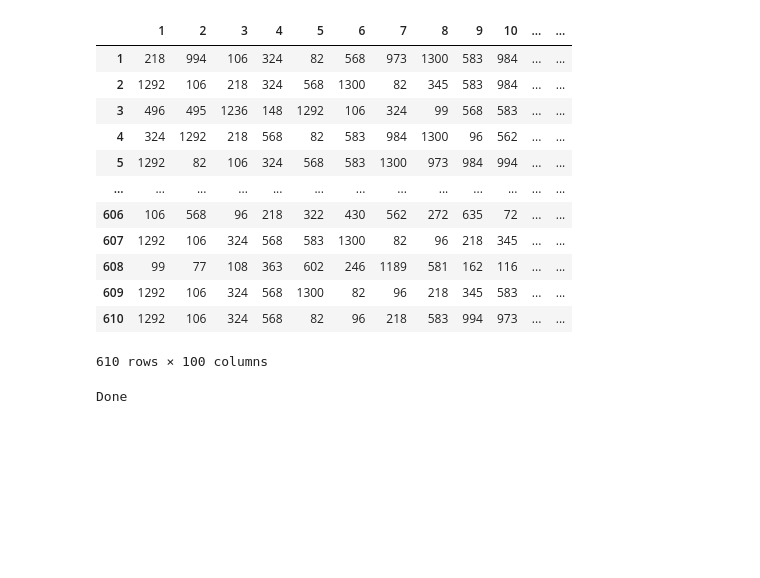
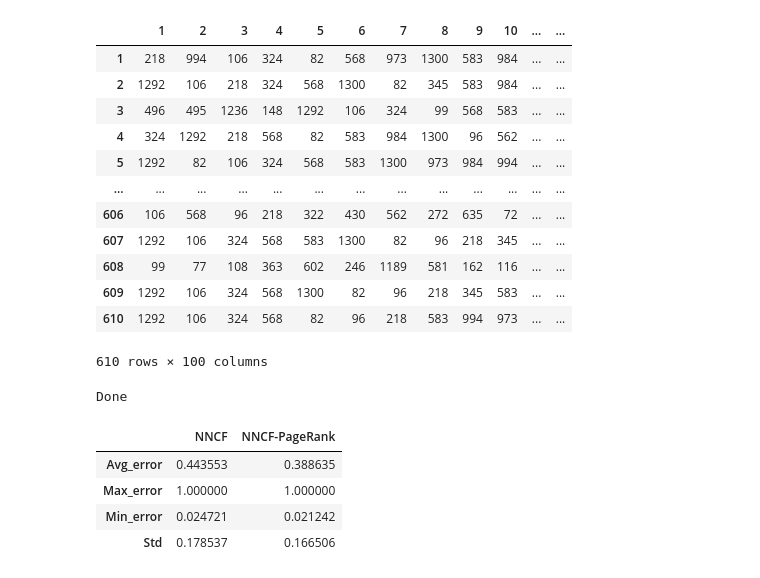
Before and after one commit to yuxuananakinliu/ERG3020-Proj, a Jupyter notebook: movie_rec.ipynb, the cells around one changed output. Saved outputs shown, nothing was run; the diff lists cells and outputs as text; code cells hidden in the pictures; blank space fills up the shorter version.

```diff
--- a/movie_rec.ipynb
+++ b/movie_rec.ipynb
@@ -289,17 +292,3 @@ def list2txt(li):
 list2txt(rec_rst)
 # %% [output]
 Done
-# %%
-movie = pd.read_csv('movies.csv', index_col='movieId')
-M_user = pd.read_csv('user_similarity_matrix', sep=',', index_col=0)
-M_rate = pd.read_csv('new_map', sep=',', index_col=0)
-M_rec = pd.read_csv('top-100 recommended', sep=',', index_col=0)
-
-df_list = []
-for i in user:
-    user_pref = r_map_nan.loc[i].dropna().sort_values(ascending=False)
-    limit = min(100, len(user_pref))
-    compare = pd.DataFrame(index=[j for j in range(limit)], columns=['rated', 'predict'])
-    for j in range(limit):
-        compare.loc[j] = [movie.loc[user_pref.index[j], 'genres'], movie.loc[M_rec.iloc[i-1, j], 'genres']]
-    df_list.append(compare)
@@ -305,0 +351,61 @@ for i in user:
+# %%
+Matching = []
+alg_rating = pd.DataFrame(index=['Avg_error', 'Max_error', 'Min_error', 'Std'],
+                          columns=['NNCF', 'NNCF-PageRank']
+                          )
+pg_error = []
+nncf_error = []
+
+for pairs in matching:
+    base = dict(pairs[0])
+    pg = dict(pairs[1])
+    nncf = dict(pairs[2])
+
+    base_sum = sum(base.values())
+    pg_sum = sum(pg.values())
+    nncf_sum = sum(nncf.values())
+
+    for c in range(5):
+        base_count = base[list(base.keys())[c]]
+        pg_count = pg[list(pg.keys())[c]]
+        nncf_count = nncf[list(nncf.keys())[c]]
+
+        base[list(base.keys())[c]] = base_count/base_sum
+        pg[list(pg.keys())[c]] = pg_count/pg_sum
+        nncf[list(nncf.keys())[c]] = nncf_count/nncf_sum
+
+    Matching.append((base, pg, nncf))
+
+    pg_b = 0
+    nncf_b = 0
+
+    for b in base.items():
+        if b[0] in pg:
+            pg_b += abs(b[1] - pg[b[0]])
+        else:
+            pg_b += 1
+
+        if b[0] in nncf:
+            nncf_b += abs(b[1] - nncf[b[0]])
+        else:
+            nncf_b += 1
+
+    pg_error.append(pg_b/5)
+    nncf_error.append(nncf_b/5)
+
+pg_err = np.array(pg_error)
+nncf_err = np.array(nncf_error)
+
+alg_rating = pd.DataFrame([[nncf_err.mean(), pg_err.mean()], [nncf_err.max(), pg_err.max()],
+                           [nncf_err.min(), pg_err.min()], [nncf_err.std(), pg_err.std()]],
+                           index=['Avg_error', 'Max_error', 'Min_error', 'Std'],
+                           columns=['NNCF', 'NNCF-PageRank']
+                           )
+
+alg_rating
+# %% [output]
+|  | NNCF | NNCF-PageRank |
+| Avg_error | 0.443553 | 0.388635 |
+| Max_error | 1.000000 | 1.000000 |
+| Min_error | 0.024721 | 0.021242 |
+| Std | 0.178537 | 0.166506 |
```
Also changed, not shown: parts of 3 cells of this notebook.
